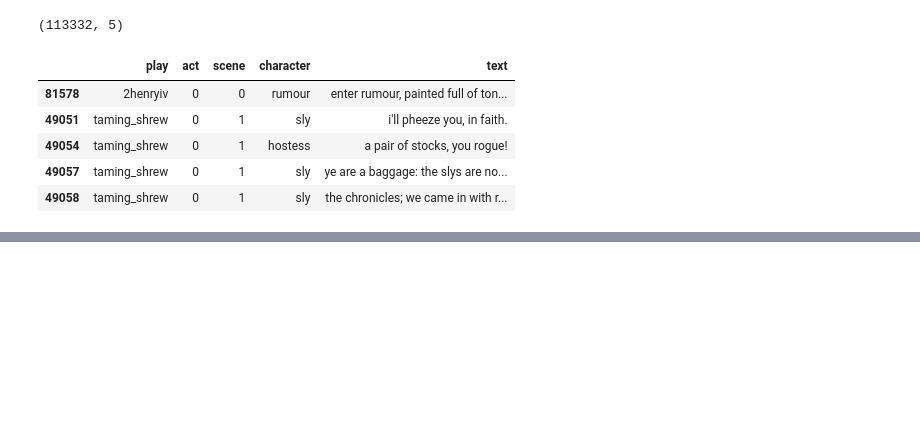
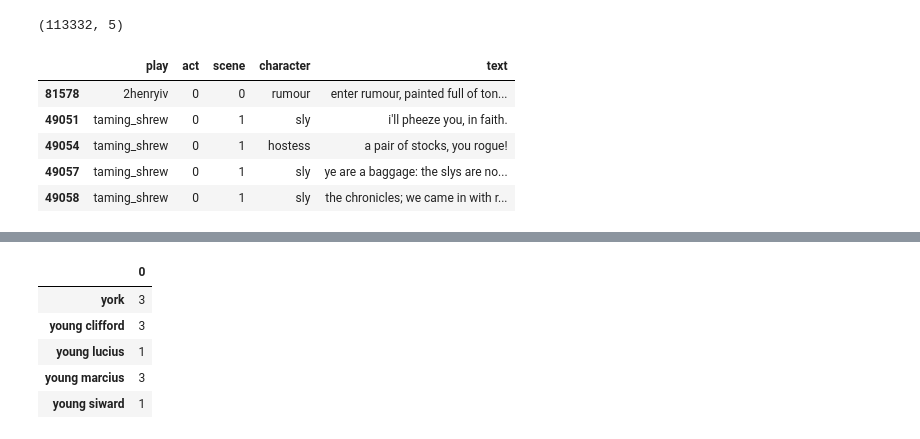
Before and after one commit to wgottschalk/text_clustering, a Jupyter notebook: Text Clustering and Similarity.ipynb, the cells around one changed output, grey strips where cells are left out. Saved outputs shown, nothing was run; the diff lists cells and outputs as text; code cells hidden in the pictures; blank space fills up the shorter version.

```diff
--- a/Text Clustering and Similarity.ipynb
+++ b/Text Clustering and Similarity.ipynb
@@ -156,0 +237,9 @@ for character in all_characters:
+# %%
+pd.DataFrame([cluster_dict]).transpose().tail()
+# %% [output]
+|  | 0 |
+| york | 3 |
+| young clifford | 3 |
+| young lucius | 1 |
+| young marcius | 3 |
+| young siward | 1 |
```
Also changed, not shown: parts of 16 cells of this notebook.
